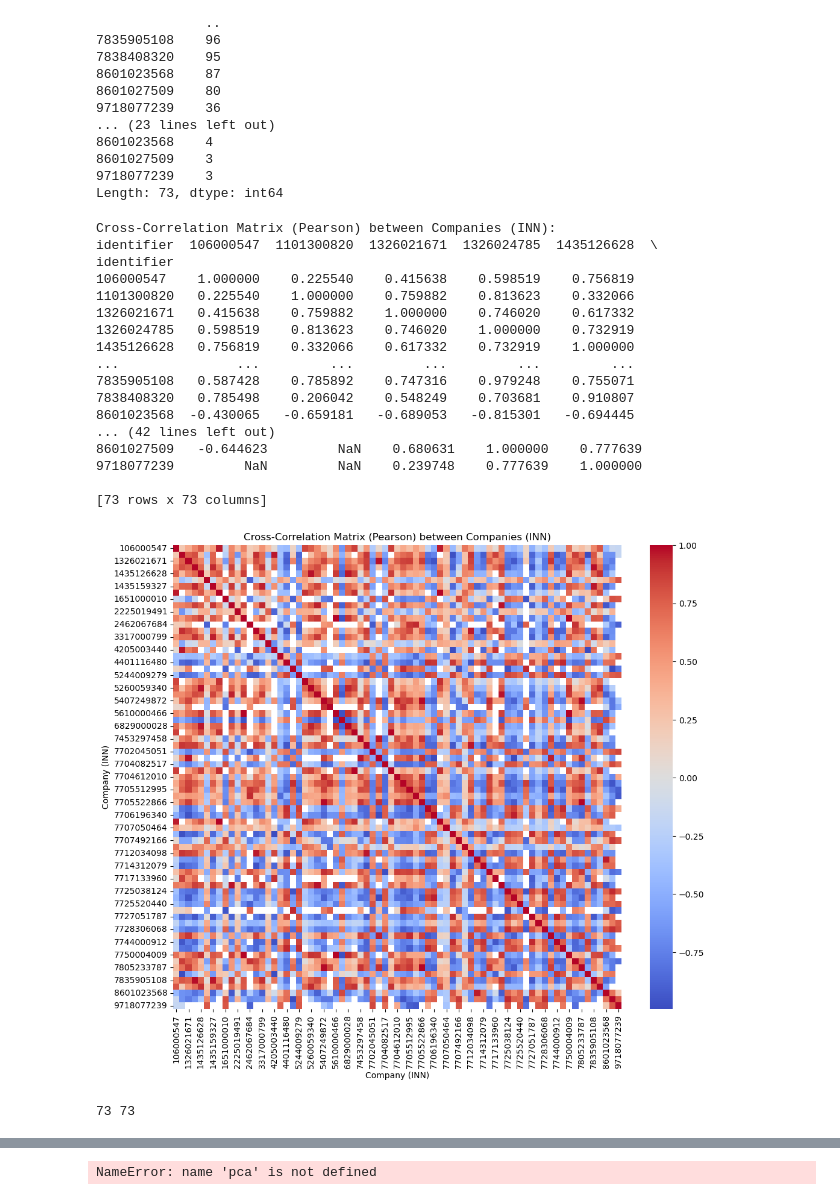
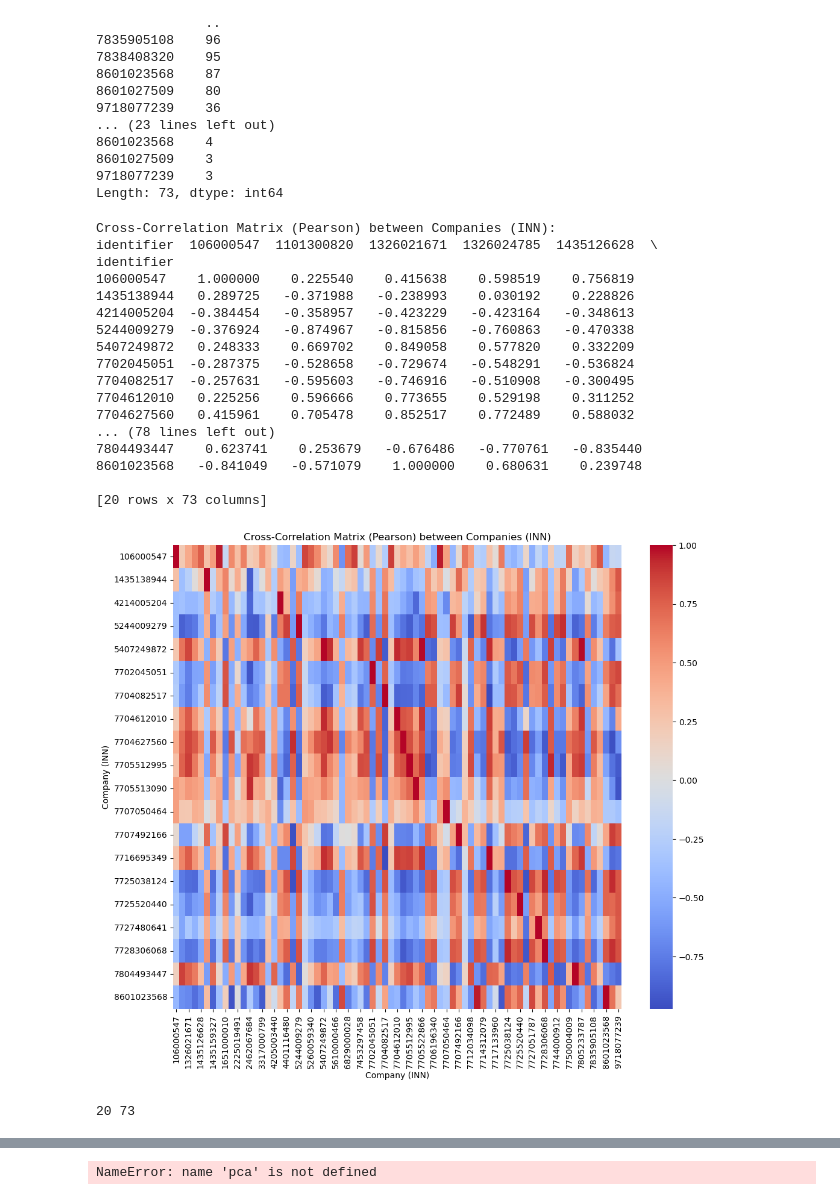
Before and after one commit to DanLip02/Ratings-analysis-project, a Jupyter notebook: jupyter_books/cross_cor_svd_resempl.ipynb, the cells around one changed output, grey strips where cells are left out. Drawn from its saved outputs; the diff is of its cells as text; code cells hidden in the pictures.

Commit message:
upd for current cross corr matrix

```diff
--- a/jupyter_books/cross_cor_svd_resempl.ipynb
+++ b/jupyter_books/cross_cor_svd_resempl.ipynb
@@ -145,40 +147,40 @@ Length: 73, dtype: int64
 # %%
 # === Шаг 3. Вычисление кросс-корреляционной матрицы ===
 cross_corr_matrix = pivot_df.corr(method="spearman")  # Можно заменить на 'spearman' или 'kendall', 'pearson'
-# cross_corr_matrix = cross_corr_matrix.dropna(axis=0)  # Удалить строки, где все значения NaN
-# cross_corr_matrix = cross_corr_matrix.dropna(axis=1)  # Удалить столбцы, где все значения NaN
+cross_corr_matrix = cross_corr_matrix.dropna(axis=0)  # Удалить строки, где все значения NaN
+cross_corr_matrix = cross_corr_matrix.dropna(axis=1)  # Удалить столбцы, где все значения NaN
 # === Шаг 4. Вывод результатов ===
 print("Cross-Correlation Matrix (Pearson) between Companies (INN):")
 print(cross_corr_matrix)
 
 # === Шаг 5. Визуализация через тепловую карту ===
 plt.figure(figsize=(12, 10))
 sns.heatmap(cross_corr_matrix, cmap="coolwarm")
 plt.title("Cross-Correlation Matrix (Pearson) between Companies (INN)")
 plt.xlabel("Company (INN)")
 plt.ylabel("Company (INN)")
 plt.show()
 print(len(cross_corr_matrix.index), len(cross_corr_matrix.columns))
 # %% [output]
 Cross-Correlation Matrix (Pearson) between Companies (INN):
 identifier  106000547  1101300820  1326021671  1326024785  1435126628  \
 identifier
 106000547    1.000000    0.225540    0.415638    0.598519    0.756819
-1101300820   0.225540    1.000000    0.759882    0.813623    0.332066
-1326021671   0.415638    0.759882    1.000000    0.746020    0.617332
-1326024785   0.598519    0.813623    0.746020    1.000000    0.732919
-1435126628   0.756819    0.332066    0.617332    0.732919    1.000000
-...               ...         ...         ...         ...         ...
-7835905108   0.587428    0.785892    0.747316    0.979248    0.755071
-7838408320   0.785498    0.206042    0.548249    0.703681    0.910807
-8601023568  -0.430065   -0.659181   -0.689053   -0.815301   -0.694445
-... (42 lines left out)
-8601027509   -0.644623         NaN    0.680631    1.000000    0.777639
-9718077239         NaN         NaN    0.239748    0.777639    1.000000
+1435138944   0.289725   -0.371988   -0.238993    0.030192    0.228826
+4214005204  -0.384454   -0.358957   -0.423229   -0.423164   -0.348613
+5244009279  -0.376924   -0.874967   -0.815856   -0.760863   -0.470338
+5407249872   0.248333    0.669702    0.849058    0.577820    0.332209
+7702045051  -0.287375   -0.528658   -0.729674   -0.548291   -0.536824
+7704082517  -0.257631   -0.595603   -0.746916   -0.510908   -0.300495
+7704612010   0.225256    0.596666    0.773655    0.529198    0.311252
+7704627560   0.415961    0.705478    0.852517    0.772489    0.588032
+... (78 lines left out)
+7804493447    0.623741    0.253679   -0.676486   -0.770761   -0.835440
+8601023568   -0.841049   -0.571079    1.000000    0.680631    0.239748
 
-[73 rows x 73 columns]
+[20 rows x 73 columns]
-[figure, old version]
+[figure, new version]
-73 73
+20 73
 # %%
 sns.clustermap(cross_corr_matrix.fillna(0), cmap='coolwarm', figsize=(10, 8))
 plt.show()
```
Also changed, not shown: parts of 15 cells of this notebook.
